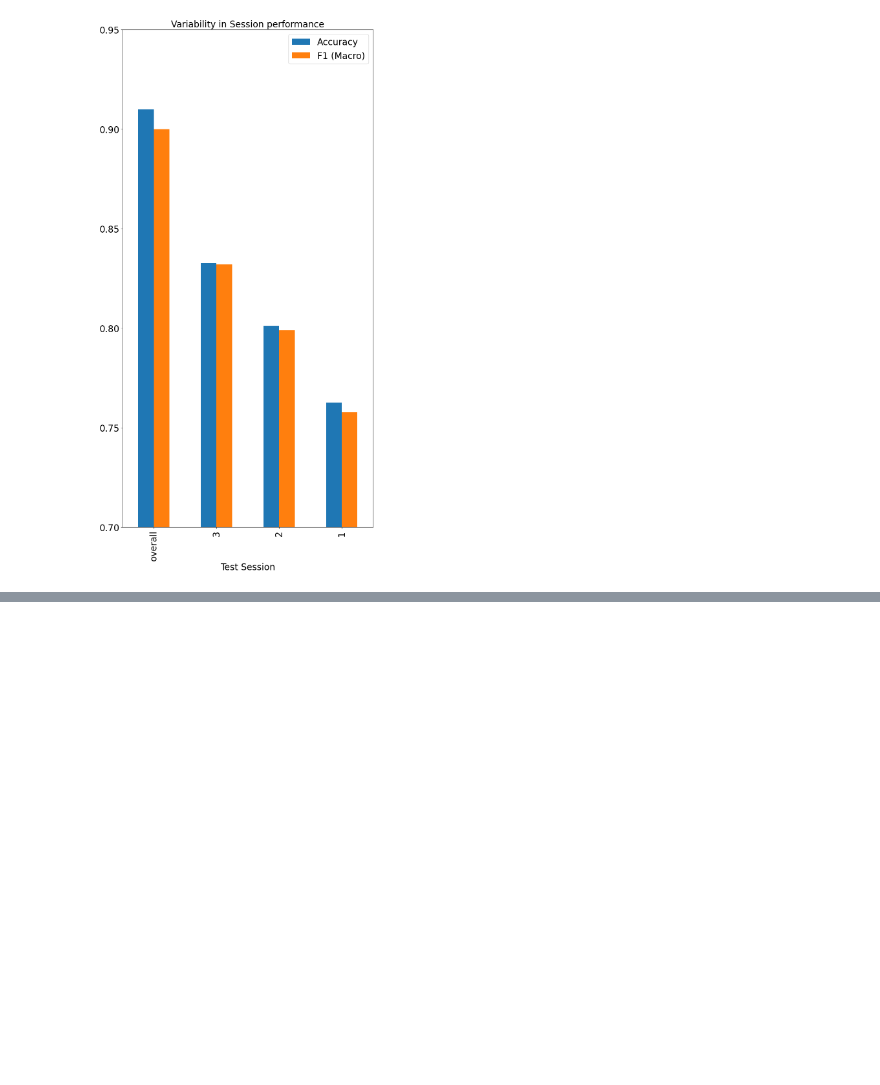
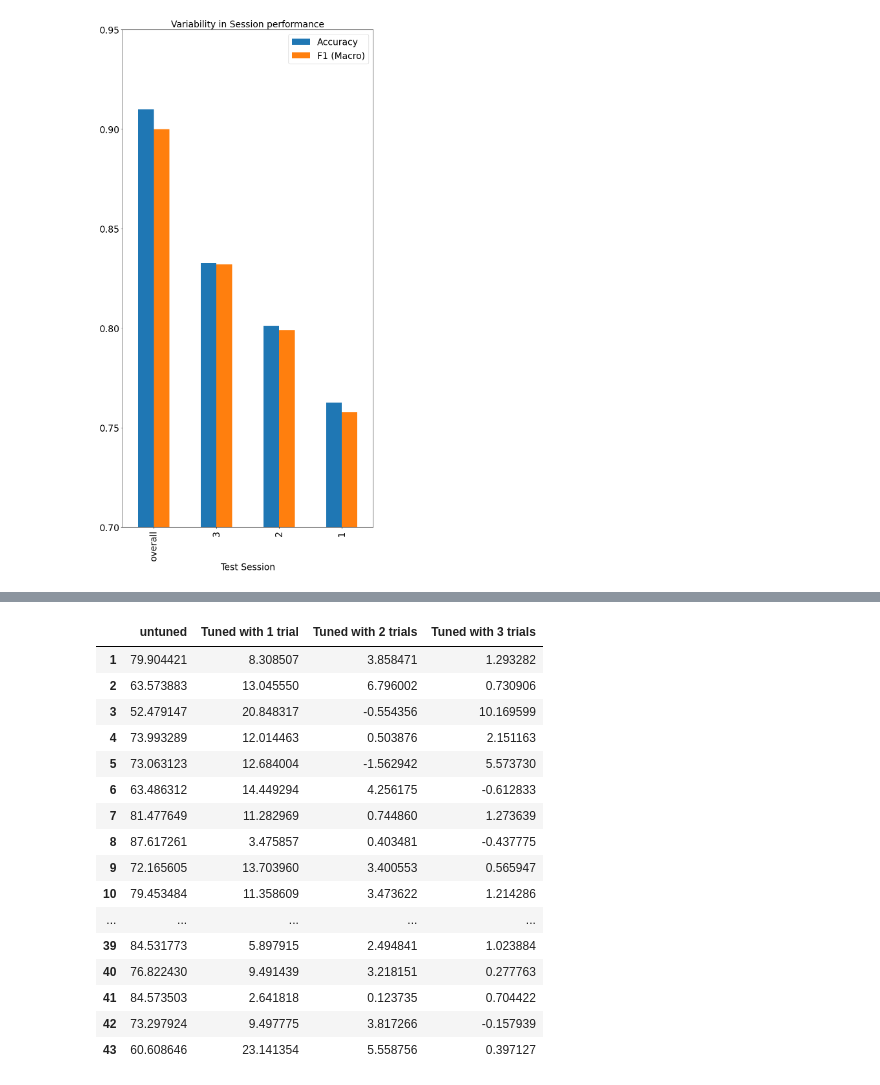
Before and after one commit to tanmaygadgil/DS5500-project, a Jupyter notebook: DL/Analysis.ipynb, the cells around one changed output, grey strips where cells are left out. Drawn from its saved outputs; the diff is of its cells as text; code cells hidden in the pictures; blank space fills up the shorter version.

```diff
--- a/DL/Analysis.ipynb
+++ b/DL/Analysis.ipynb
@@ -219,0 +398,20 @@ Text(0.5, 1.0, 'Variability in Session performance')
+# %%
+accu_df
+# %% [output]
+|  | untuned | Tuned with 1 trial | Tuned with 2 trials | Tuned with 3 trials |
+| 1 | 79.904421 | 8.308507 | 3.858471 | 1.293282 |
+| 2 | 63.573883 | 13.045550 | 6.796002 | 0.730906 |
+| 3 | 52.479147 | 20.848317 | -0.554356 | 10.169599 |
+| 4 | 73.993289 | 12.014463 | 0.503876 | 2.151163 |
+| 5 | 73.063123 | 12.684004 | -1.562942 | 5.573730 |
+| 6 | 63.486312 | 14.449294 | 4.256175 | -0.612833 |
+| 7 | 81.477649 | 11.282969 | 0.744860 | 1.273639 |
+| 8 | 87.617261 | 3.475857 | 0.403481 | -0.437775 |
+| 9 | 72.165605 | 13.703960 | 3.400553 | 0.565947 |
+| 10 | 79.453484 | 11.358609 | 3.473622 | 1.214286 |
+| ... | ... | ... | ... | ... |
+| 39 | 84.531773 | 5.897915 | 2.494841 | 1.023884 |
+| 40 | 76.822430 | 9.491439 | 3.218151 | 0.277763 |
+| 41 | 84.573503 | 2.641818 | 0.123735 | 0.704422 |
+| 42 | 73.297924 | 9.497775 | 3.817266 | -0.157939 |
+| 43 | 60.608646 | 23.141354 | 5.558756 | 0.397127 |
```
Also changed, not shown: parts of 22 cells of this notebook, 4 other files.
